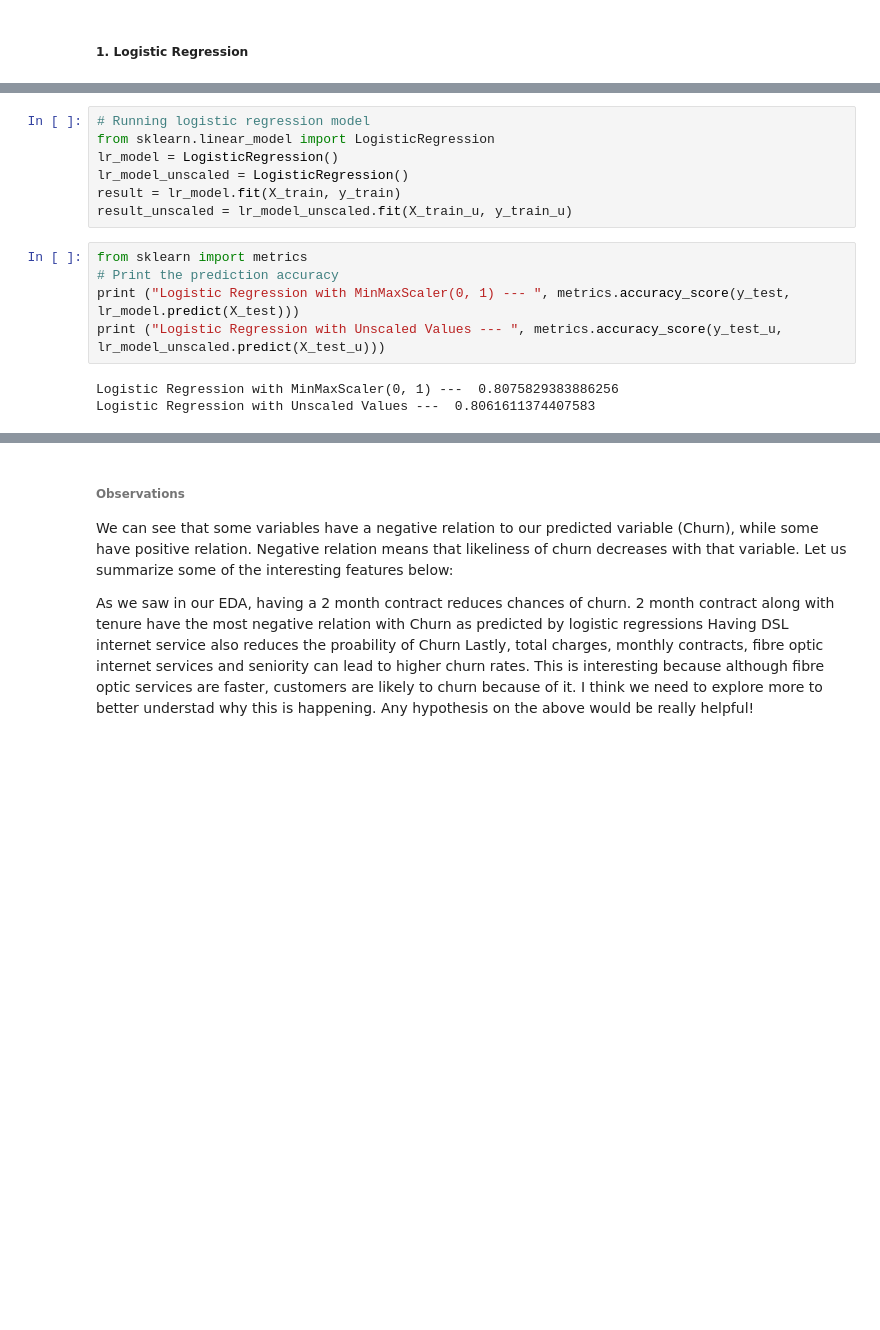
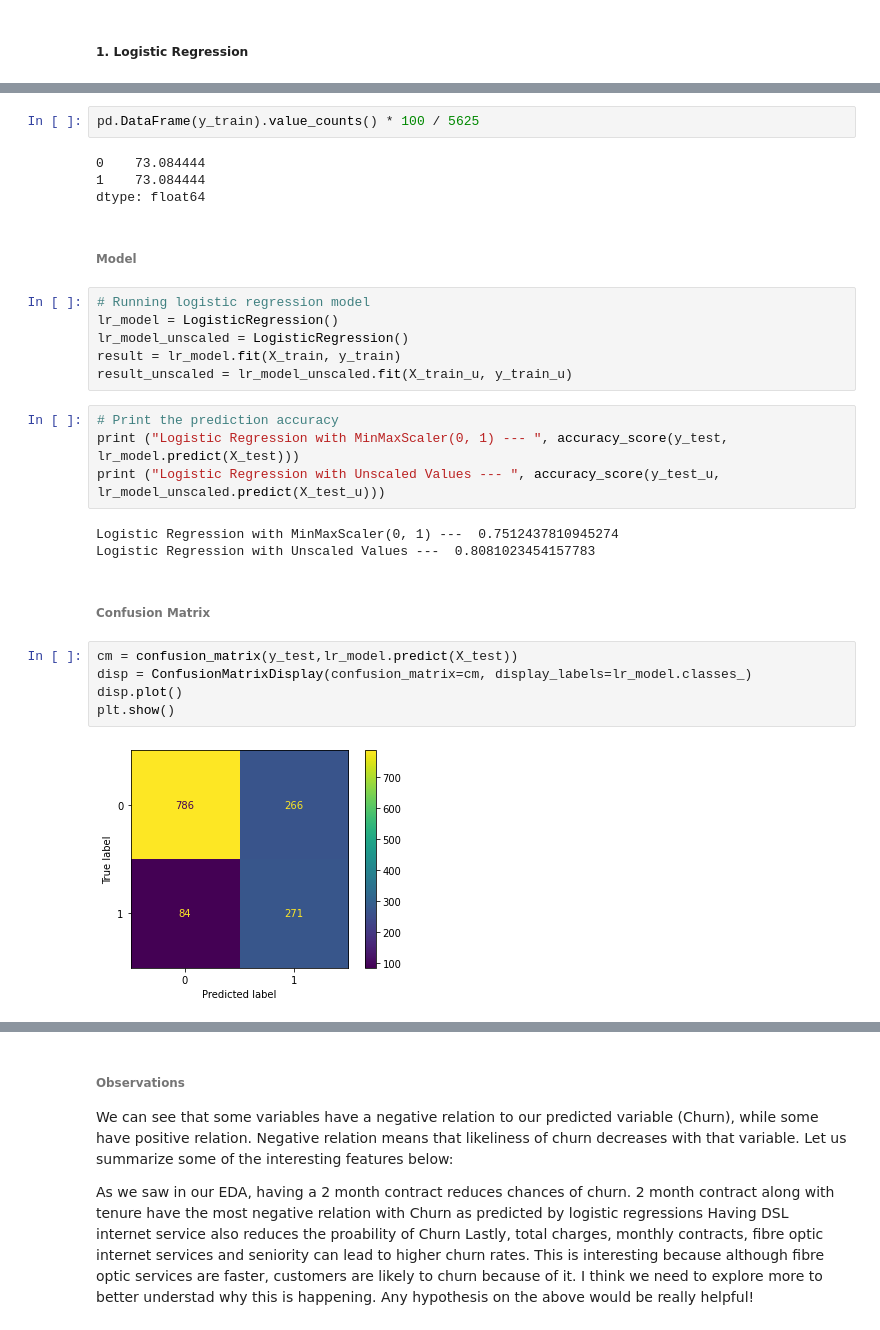
Before and after one commit to armanddd/TELCOM_CHURN, a Jupyter notebook: telcom_churn.ipynb, the cells around one changed output, grey strips where cells are left out. Drawn from its saved outputs; the diff is of its cells as text; blank space fills up the shorter version.

```diff
--- a/telcom_churn.ipynb
+++ b/telcom_churn.ipynb
@@ -420,18 +441,33 @@ X_train_u, X_test_u, y_train_u, y_test_u = train_test_split(X_unscaled, y_unscal
+# %%
+pd.DataFrame(y_train).value_counts() * 100 / 5625
+# %% [output]
+0    73.084444
+1    73.084444
+dtype: float64
+# %% [markdown]
+###### Model
 # %%
 # Running logistic regression model
-from sklearn.linear_model import LogisticRegression
 lr_model = LogisticRegression()
 lr_model_unscaled = LogisticRegression()
 result = lr_model.fit(X_train, y_train)
 result_unscaled = lr_model_unscaled.fit(X_train_u, y_train_u)
 # %%
-from sklearn import metrics
 # Print the prediction accuracy
-print ("Logistic Regression with MinMaxScaler(0, 1) --- ", metrics.accuracy_score(y_test, lr_model.predict(X_test)))
-print ("Logistic Regression with Unscaled Values --- ", metrics.accuracy_score(y_test_u, lr_model_unscaled.predict(X_test_u)))
+print ("Logistic Regression with MinMaxScaler(0, 1) --- ", accuracy_score(y_test, lr_model.predict(X_test)))
+print ("Logistic Regression with Unscaled Values --- ", accuracy_score(y_test_u, lr_model_unscaled.predict(X_test_u)))
 # %% [output]
-Logistic Regression with MinMaxScaler(0, 1) ---  0.8075829383886256
-Logistic Regression with Unscaled Values ---  0.8061611374407583
+Logistic Regression with MinMaxScaler(0, 1) ---  0.7512437810945274
+Logistic Regression with Unscaled Values ---  0.8081023454157783
+# %% [markdown]
+###### Confusion Matrix
+# %%
+cm = confusion_matrix(y_test,lr_model.predict(X_test))
+disp = ConfusionMatrixDisplay(confusion_matrix=cm, display_labels=lr_model.classes_)
+disp.plot()
+plt.show()
+# %% [output]
+[figure, added]
 # %%
 # To get the weights of all the variables
 weights = pd.Series(lr_model.coef_[0],
```
Also changed, not shown: parts of 33 cells of this notebook.
